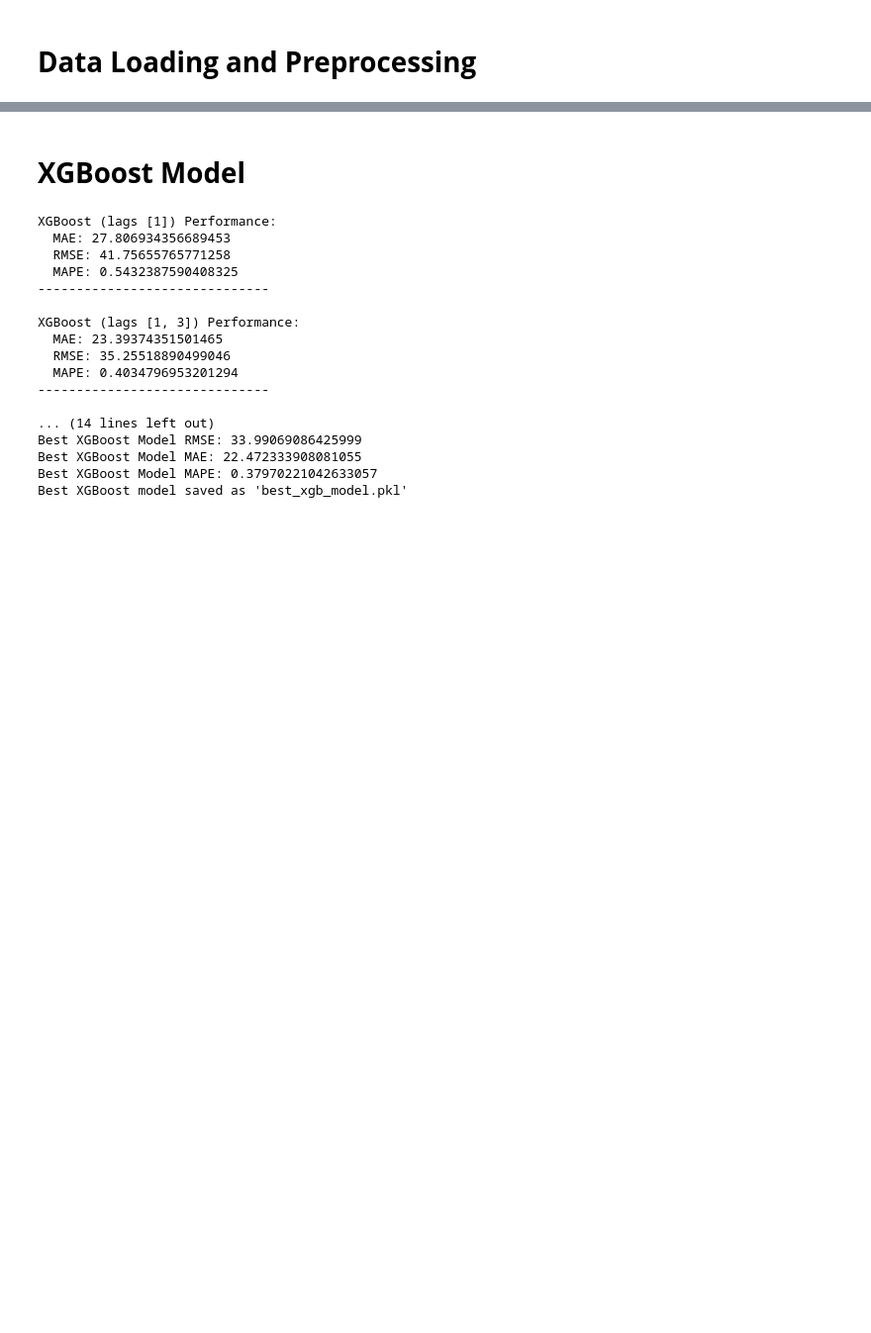
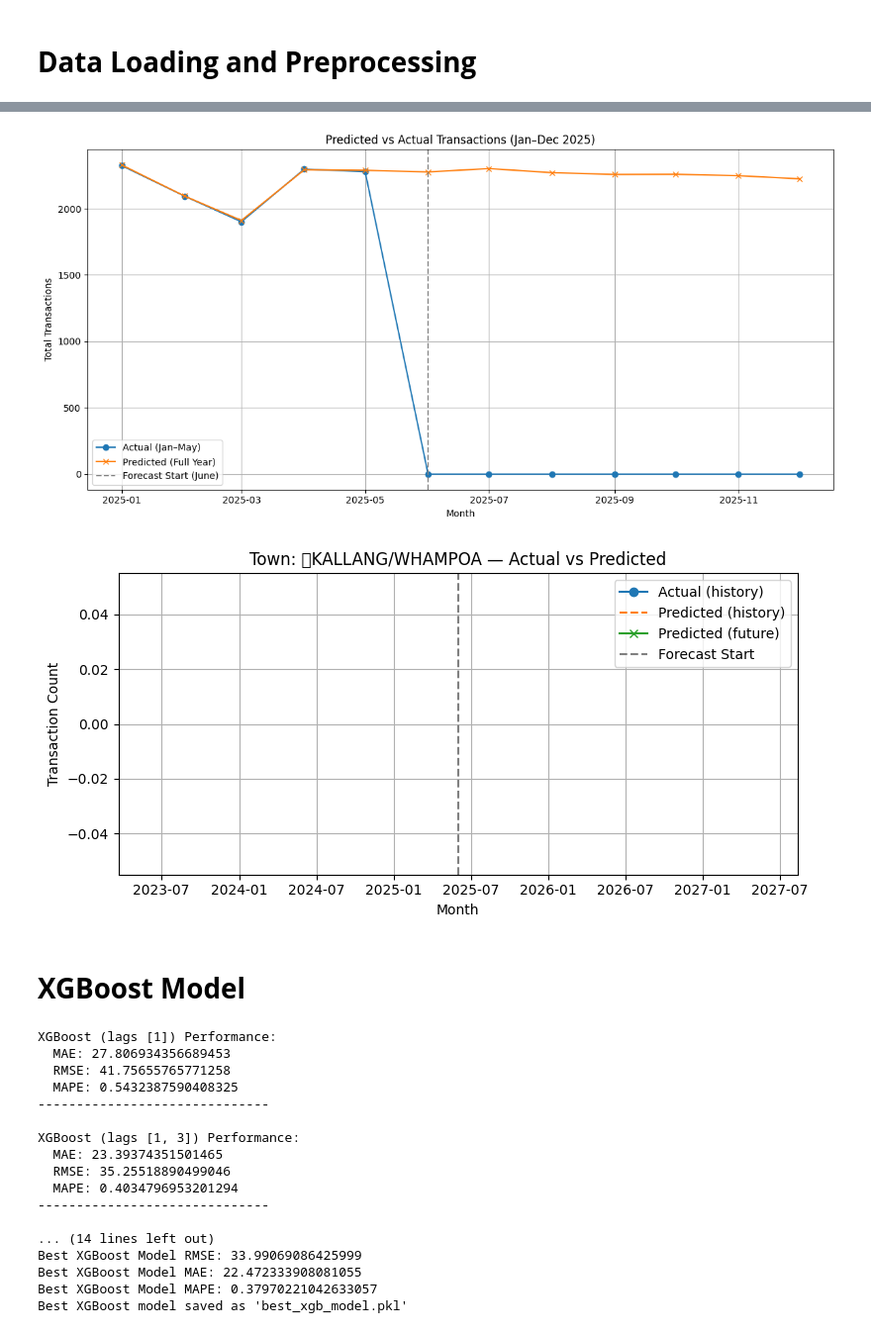
Before and after one commit to Rianna2002/ITPG1WizVision, a Jupyter notebook: Demand_Forecasting/ITP_Demand_Forecasting.ipynb, the cells around one changed output, grey strips where cells are left out. Shown at 99% size. Cells and saved outputs as stored; diff of their text form; code cells hidden in the pictures; blank space fills up the shorter version.

```diff
--- a/Demand_Forecasting/ITP_Demand_Forecasting.ipynb
+++ b/Demand_Forecasting/ITP_Demand_Forecasting.ipynb
@@ -81,3 +383,63 @@ Data loading and preprocessing complete.
+# %%
+import pandas as pd
+import matplotlib.pyplot as plt
+
+# === Load data ===
+past = pd.read_csv("all_historical_predictions.csv")
+future = pd.read_csv("future_predictions_consistent_autoreg.csv")
+
+# Parse dates
+past["month"] = pd.to_datetime(past["month"])
+future["month"] = pd.to_datetime(future["month"])
+
+# Keep Jan–May 2025 from past
+past_2025 = past[(past["month"] >= "2025-01-01") & (past["month"] <= "2025-05-31")]
+
+# Combine actual + predicted
+combined = pd.concat([
+    past_2025[["month", "town_raw", "transaction_count", "predicted_transaction_count"]],
+    future.rename(columns={"predicted_transaction_count": "predicted_transaction_count"})
+], ignore_index=True)
+
+# Ensure column alignment
+combined["transaction_count"] = combined["transaction_count"].fillna(0)  # future has no actuals
+
+# === Aggregate monthly totals ===
+monthly_plot = combined.groupby("month")[["transaction_count", "predicted_transaction_count"]].sum().reset_index()
+
+# === Plot 1: Total National Forecast ===
+plt.figure(figsize=(12, 6))
+plt.plot(monthly_plot["month"], monthly_plot["transaction_count"], label="Actual (Jan–May)", marker="o")
+plt.plot(monthly_plot["month"], monthly_plot["predicted_transaction_count"], label="Predicted (Full Year)", marker="x")
+plt.axvline(pd.Timestamp("2025-06-01"), color='gray', linestyle='--', label='Forecast Start (June)')
+plt.title("Predicted vs Actual Transactions (Jan–Dec 2025)")
+plt.xlabel("Month")
+plt.ylabel("Total Transactions")
+plt.grid(True)
+plt.legend()
+plt.tight_layout()
+plt.show()
+
+# === Plot 2: Example Town-Level — Pick town with long history ===
+town = "	KALLANG/WHAMPOA"  # or any town from past["town_raw"].unique()
+p = past[past["town_raw"] == town]
+f = future[future["town"] == town]
+
+plt.figure(figsize=(8, 4))
+plt.plot(p["month"], p["transaction_count"], label="Actual (history)", marker='o')
+plt.plot(p["month"], p["predicted_transaction_count"], label="Predicted (history)", linestyle='--')
+plt.plot(f["month"], f["predicted_transaction_count"], label="Predicted (future)", marker='x', linestyle='-')
+plt.axvline(pd.Timestamp("2025-06-01"), color='gray', linestyle='--', label='Forecast Start')
+plt.title(f"Town: {town} — Actual vs Predicted")
+plt.xlabel("Month")
+plt.ylabel("Transaction Count")
+plt.legend()
+plt.grid(True)
+plt.tight_layout()
+plt.show()
+# %% [output]
+[figure, added]
+[figure, added]
 # %% [markdown]
 # **XGBoost Model**
 # %%
```
Also changed, not shown: parts of 10 cells of this notebook, 8 other files.
